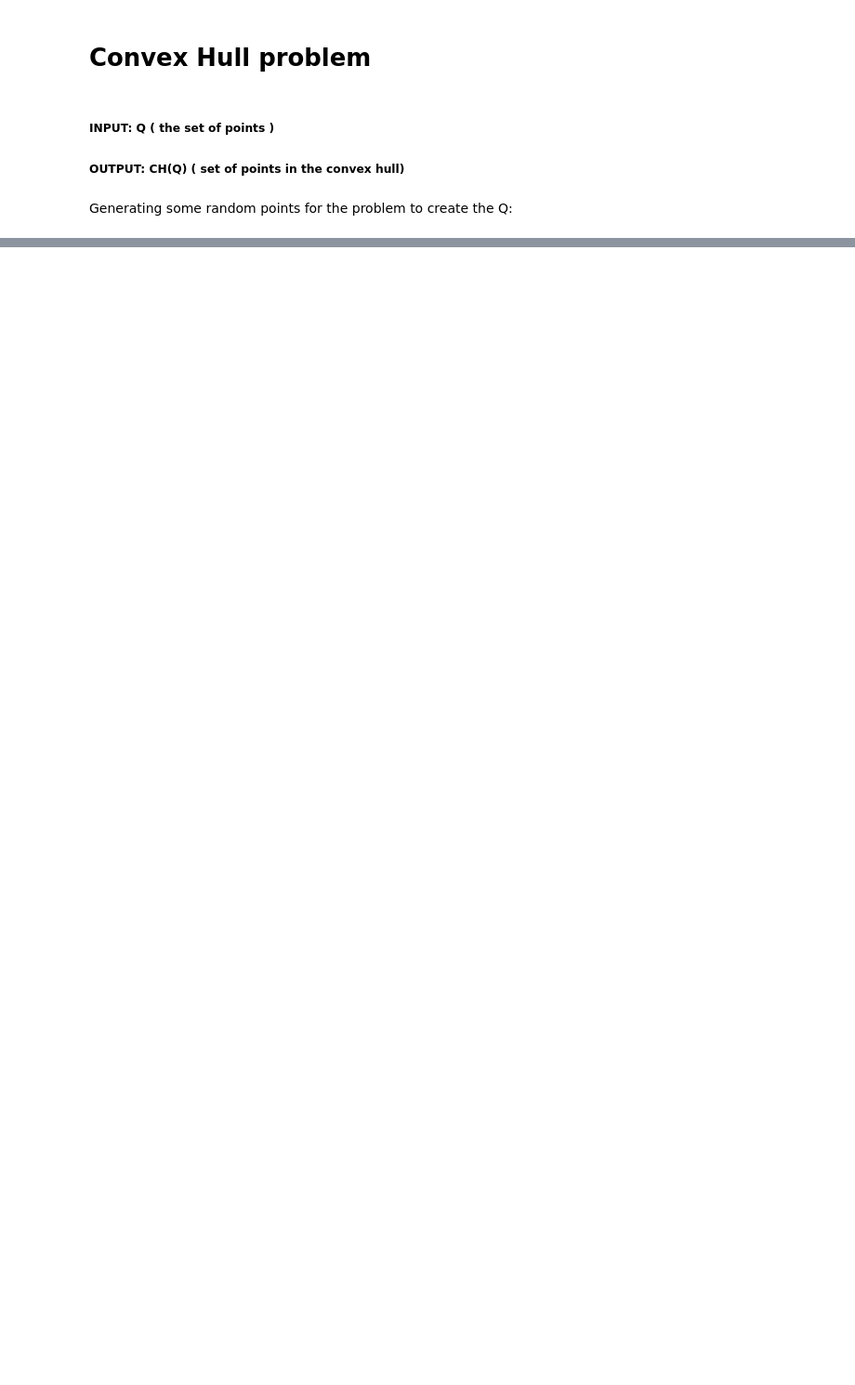
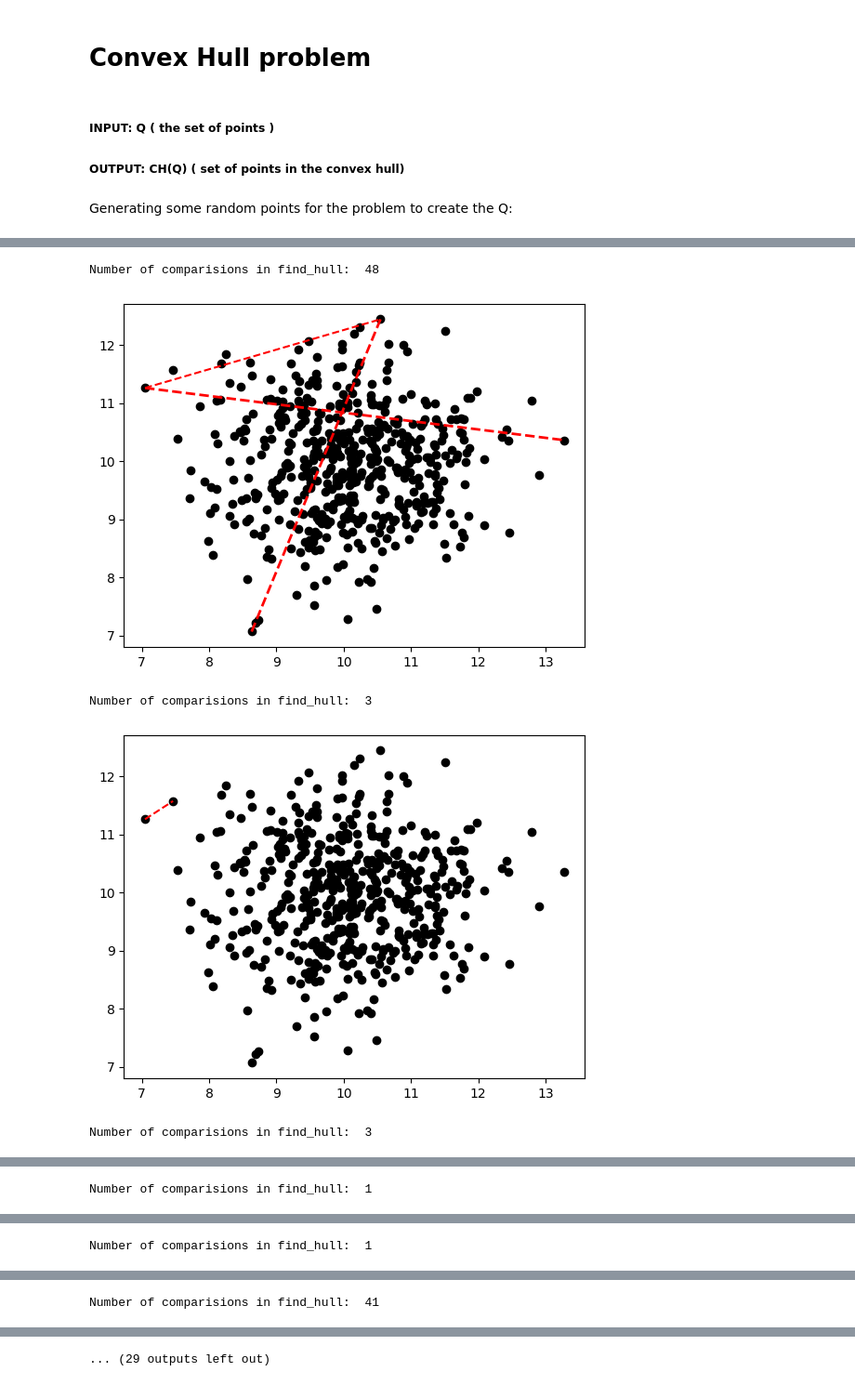
Before and after one commit to Debapriya-source/DAA_in_python, a Jupyter notebook: convex_hull.ipynb, the cells around one changed output, grey strips where cells are left out. Shown at 93% size. Cells and saved outputs as stored; diff of their text form; code cells hidden in the pictures; blank space fills up the shorter version.

```diff
--- a/convex_hull.ipynb
+++ b/convex_hull.ipynb
@@ -228,0 +205,13 @@ plt.show()
+# %%
+CH = []
+Convex_Hull = convex_hull(Q,CH)
+# print(Convex_Hull)
+plot_points(Q,"blue")
+plot_points(Convex_Hull,"red")
+plt.show()
+# %% [output]
+Number of comparisions in find_hull:  48
+[figure, added]
+Number of comparisions in find_hull:  3
+[figure, added]
+Number of comparisions in find_hull:  3
@@ -228,0 +219 @@ plt.show()
+Number of comparisions in find_hull:  1
@@ -228,0 +221 @@ plt.show()
+Number of comparisions in find_hull:  1
@@ -228,0 +223 @@ plt.show()
+Number of comparisions in find_hull:  41
@@ -228,0 +225 @@ plt.show()
+... (29 outputs left out)
```
Also changed, not shown: parts of 7 cells of this notebook, 1 other file.
